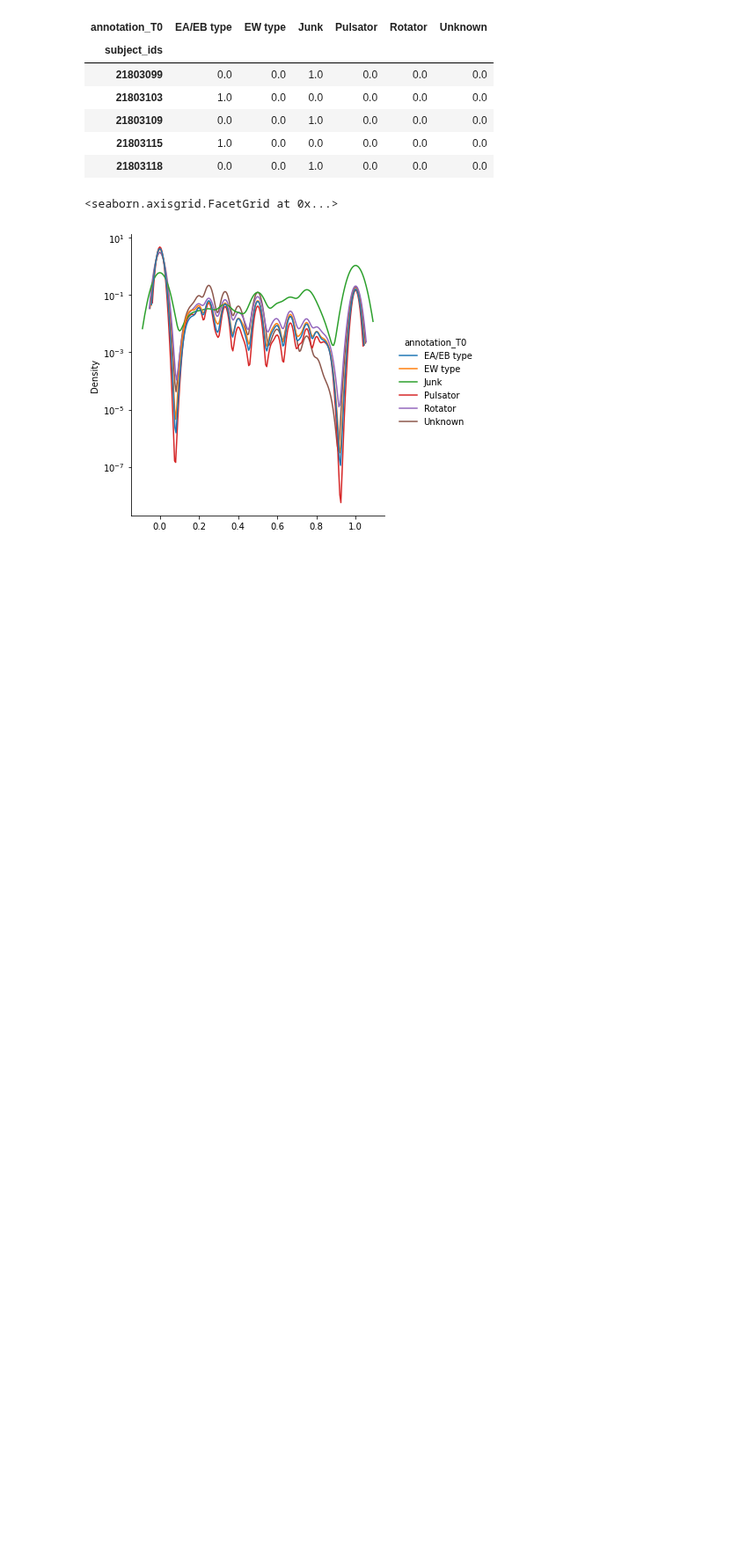
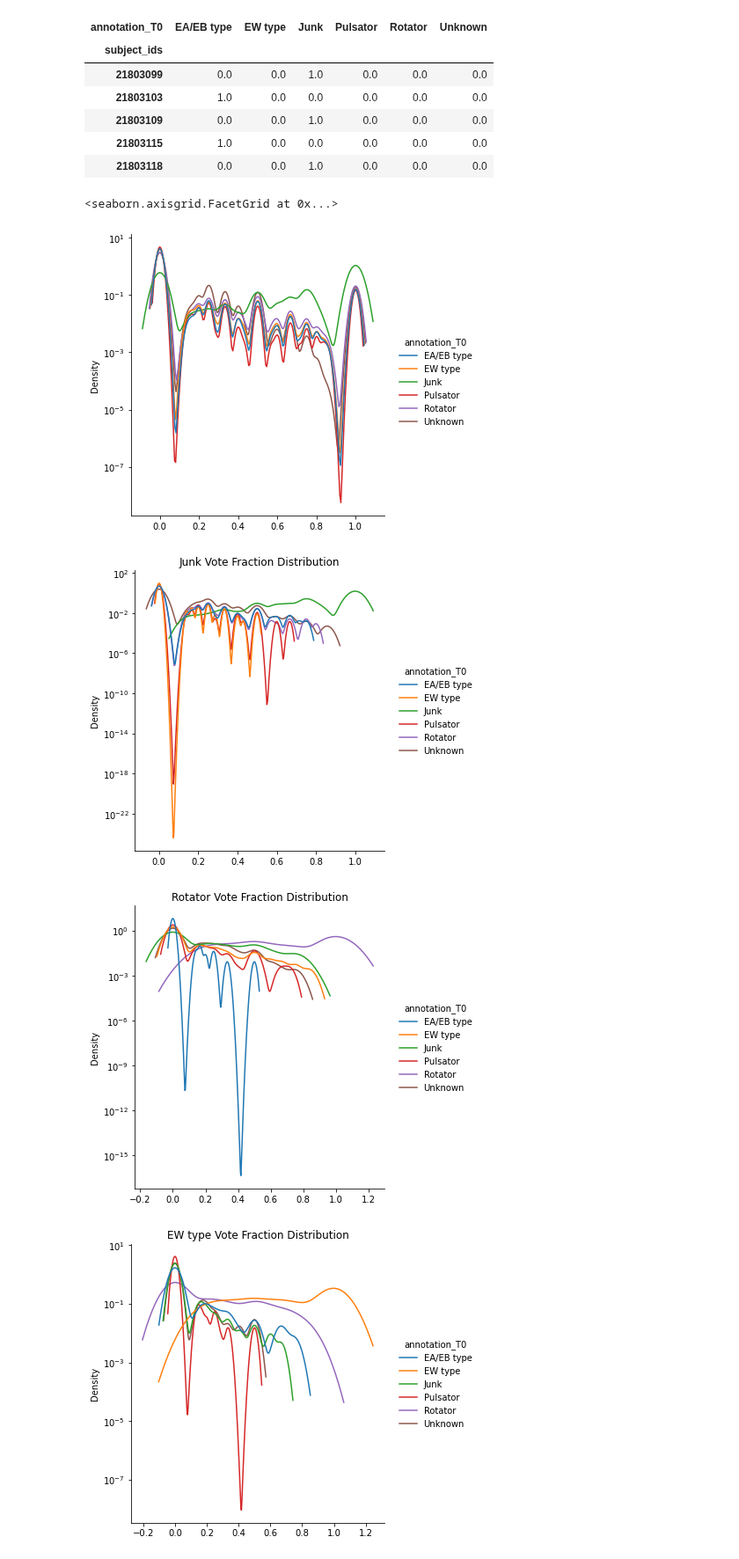
Before and after one commit to adammcmaster/superwasp-tools, a Jupyter notebook: vote_fractions.ipynb, the cells around one changed output. Shown at 88% size. Cells and saved outputs as stored; diff of their text form; code cells hidden in the pictures; blank space fills up the shorter version.

Commit message:
Add vote fraction distribution plots

```diff
--- a/vote_fractions.ipynb
+++ b/vote_fractions.ipynb
@@ -23,3 +24,23 @@ seaborn.displot(data=classification_fracs, log_scale=(False, True), kind='kde')
 # %% [output]
 <seaborn.axisgrid.FacetGrid at 0x...>
 [figure]
+# %%
+EXPERT_USERS = ('AJNORTON', 'HeidiThiemann')
+expert_classifications = classifications.get_users(EXPERT_USERS)
+expert_classifications.df.drop_duplicates('subject_ids', inplace=True)
+expert_classifications.decode_annotations()
+gold_standard_subjects = expert_classifications.df['subject_ids']
+# %%
+for subject_type in expert_classifications.df['annotation_T0'].unique():
+    seaborn.displot(
+        classification_fracs[classification_fracs.index.isin(
+            expert_classifications.df[expert_classifications.df['annotation_T0'] == subject_type]['subject_ids']
+        )],
+        kind='kde',
+        log_scale=(False, True),
+    )
+    pyplot.title('{} Vote Fraction Distribution'.format(subject_type))
+# %% [output]
+[figure, added]
+[figure, added]
+[figure, added]
```
Also changed, not shown: parts of 2 cells of this notebook.
